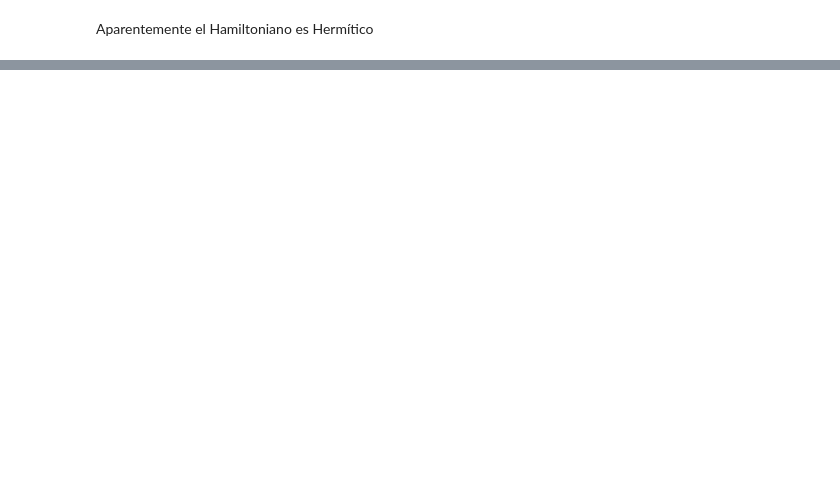
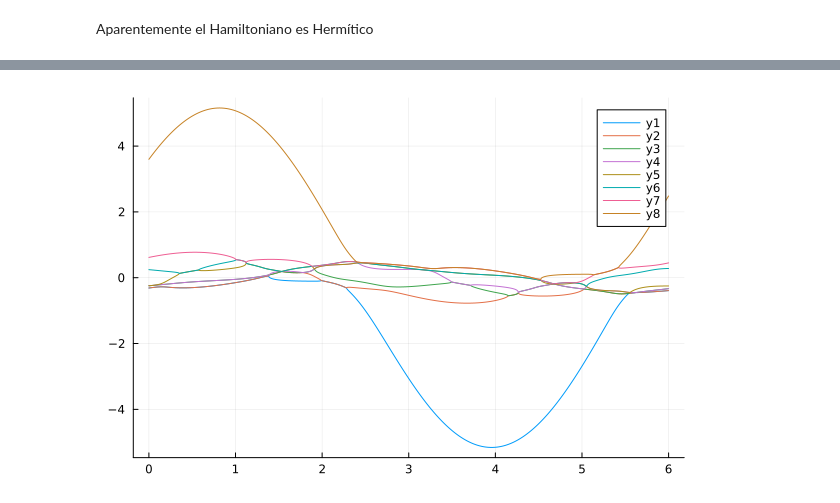
Before and after one commit to JorgeA22-cpu/ClaseComputo, a Jupyter notebook: Proyectos/PruebaArticulo.ipynb, the cells around one changed output, grey strips where cells are left out. Cells and saved outputs as stored; diff of their text form; code cells hidden in the pictures; blank space fills up the shorter version.

```diff
--- a/Proyectos/PruebaArticulo.ipynb
+++ b/Proyectos/PruebaArticulo.ipynb
@@ -219,0 +267,5 @@ Vecadj*Vec
+# %%
+N = 3 # Qubits
+d = 2^N
+Arand1 =   rand(d,d)
+Arand2 =    rand(d,d)
@@ -219,0 +282,10 @@ Vecadj*Vec
+# %%
+a = 0 # Valor inicial Parámetro θ
+b = 6 # Valor final Parámetro θ
+x = range(a, stop = b, step = 0.001)
+Vals = zeros(ComplexF64,2^N, length(x))
+for i in 1:length(x)
+    Hrand = Arand1.*cos(x[i]) + Arand2.*sin(x[i])
+    Vals[:,i] = eigen(Hrand).values
+end
+Vals
@@ -219,0 +302,4 @@ Vecadj*Vec
+# %%
+plot(x,real(Vals'))
+# %% [output]
+[figure, added]
```
Also changed, not shown: parts of 19 cells of this notebook.
